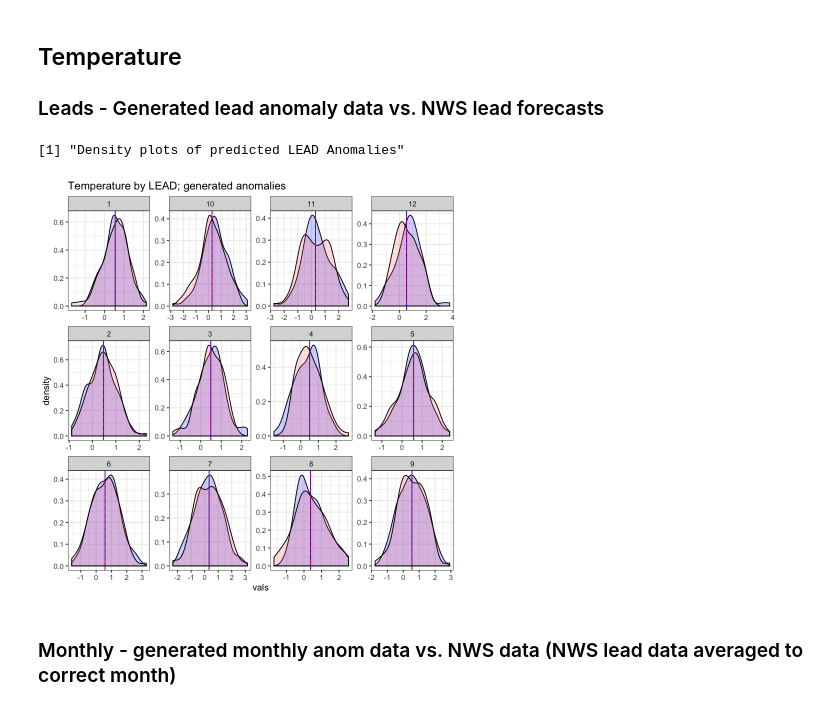
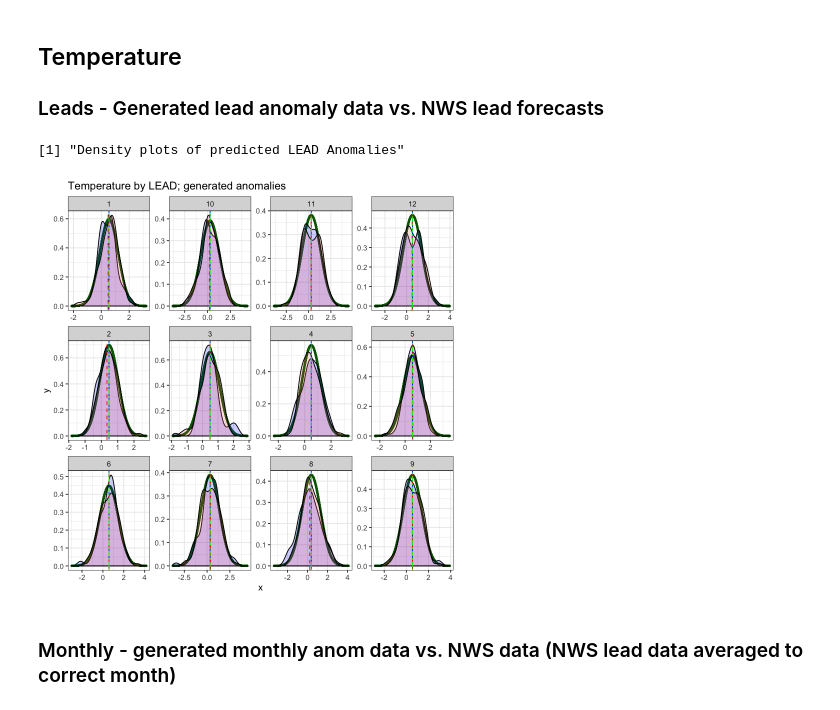
Before and after one commit to DrylandEcology/gridSTDF, a Jupyter notebook: ShortTermDroughtForecaster_Logic.ipynb, the cells around one changed output. Cells and saved outputs as stored; diff of their text form; code cells hidden in the pictures.

```diff
--- a/ShortTermDroughtForecaster_Logic.ipynb
+++ b/ShortTermDroughtForecaster_Logic.ipynb
@@ -61,11 +61,11 @@ CDRegion <- as.numeric(over(points, CD102)$ID4)
 
 # Read in and subset anomaly data -----------------------------------------------------------
 TempAnomsWhole <- fread('CurrentAnomalyTempData.csv')
-TempAnoms <- subset(TempMonthlyAnomsWhole, CD == CDRegion)
+TempAnoms <- subset(TempAnomsWhole, CD == CDRegion)
 TempAnoms <- TempAnoms[1:Nleads, ]
 
 PPTAnomsWhole <- fread('CurrentAnomalyPPTData.csv')
-PPTAnoms <- subset(PPTMonthlyAnomsWhole, CD == CDRegion)
+PPTAnoms <- subset(PPTAnomsWhole, CD == CDRegion)
 PPTAnoms <- PPTAnoms[1:Nleads, ]
 
 # Convert values and calculate NWS anomalies or correction factors \-------------------------------------------
@@ -311,34 +311,52 @@ Next, three-year long SOILWAT2 simulations are run using this data. First year i
 # %%
 print('Density plots of predicted LEAD Anomalies')
 # the anomaly from NWS is the thick blue line. Sample distribution of NWS data is blue
 # the mean of the our generated anomlies is the dashed red line. Distribution in pink
+# theoretical distribution in green
 # 100 Future realizations as density plots
 
 #------ Check generated anamalies against NWS anomalies
+# NWS random sample
 tempNWSDensity <- TempAnoms[,.(vals = rnorm(100, mean = Anom_C, sd = ForecastedSD_Temp_C)),
                             .(LEAD)]
+tempNWSDensityMean <- tempNWSDensity[,.(Anom_mean = mean(vals)), .(LEAD)]
 
+# Theoretical sample
+tempTheoreticalDensity <- data.frame()
+
+for(i in 1:12){
+  z <- subset(TempAnoms, LEAD == i)
+  x <-  seq(z$Anom_C - (z$ForecastedSD_Temp_C * 4),
+            z$Anom_C + (z$ForecastedSD_Temp_C * 4), length = 3000)
+  y <-  dnorm(x, mean = z$Anom_C, sd = z$ForecastedSD_Temp_C)
+
+  tempTheoreticalDensity <- rbind(tempTheoreticalDensity, data.frame(x = x, y = y, LEAD = i))
+}
+tempTheoreticalDensityMean <-setDT(tempTheoreticalDensity)[,.(Anom_mean = mean(x)),.(LEAD)]
+
+# generated anomalies
 tempGenAnoms <- data.table(generatedAnomData[, , "dT_C"])
 tempGenAnoms$LEAD <- factor(tempGenAnoms$LEAD, levels = c(1:12))
 tempGenAnoms$LEAD <- row.names(tempGenAnoms)
 tempGenAnoms <- melt(tempGenAnoms, id.vars = 'LEAD')
-
 tempGenAnomsMean <- tempGenAnoms[,.(dT_mean = mean(value)),.(LEAD)]
 
 ggplot() +
 
+  geom_point(data = tempTheoreticalDensity, aes(x = x, y = y), color = 'darkgreen',  size = .6) +
   geom_density(data = tempNWSDensity, aes(x = vals), alpha=.2, fill="blue") +
   geom_density(data = tempGenAnoms, aes(x = value), alpha=.2, fill="#FF6666") +
 
   facet_wrap(~LEAD, scales = 'free') +
   labs(title = 'Temperature by LEAD; generated anomalies') +
 
   geom_vline(data = tempGenAnomsMean, aes(xintercept = dT_mean), color = 'blue')+
-  geom_vline(data = TempAnoms[1:12,], aes(xintercept = Anom_C), color = 'red', lty = 'dashed')+
+  geom_vline(data = tempNWSDensityMean, aes(xintercept = Anom_mean), color = 'red', lty = 'dashed') +
+  geom_vline(data = tempTheoreticalDensityMean, aes(xintercept = Anom_mean), color = 'green', lty = 'twodash') +
   theme_bw()
 # %% [output]
 [1] "Density plots of predicted LEAD Anomalies"
-[figure, old version]
+[figure, new version]
 # %% [markdown]
 ### Monthly - generated monthly anom data vs. NWS data (NWS lead data averaged to correct month)
 # %%
```
Also changed, not shown: parts of 3 cells of this notebook, 3 other files.
